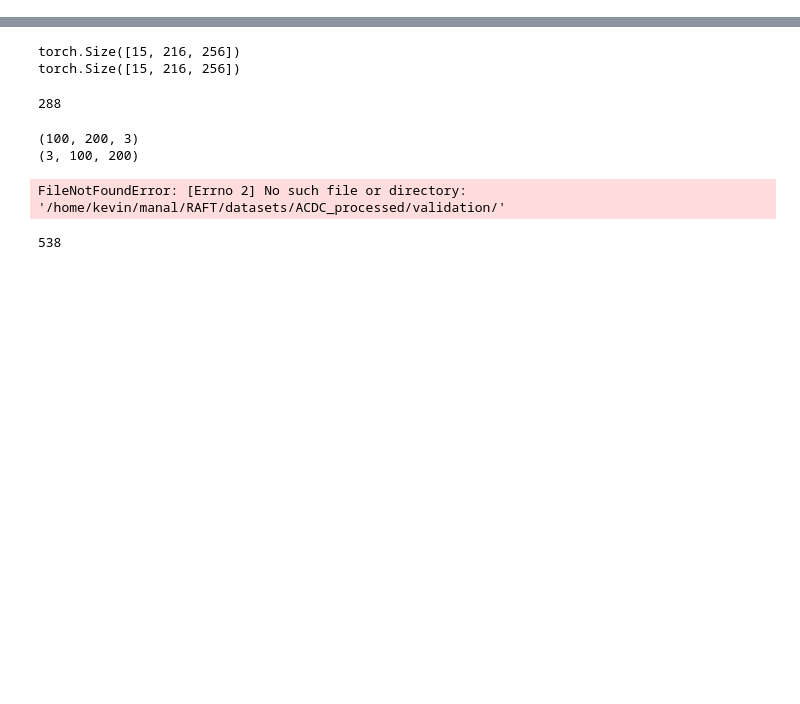
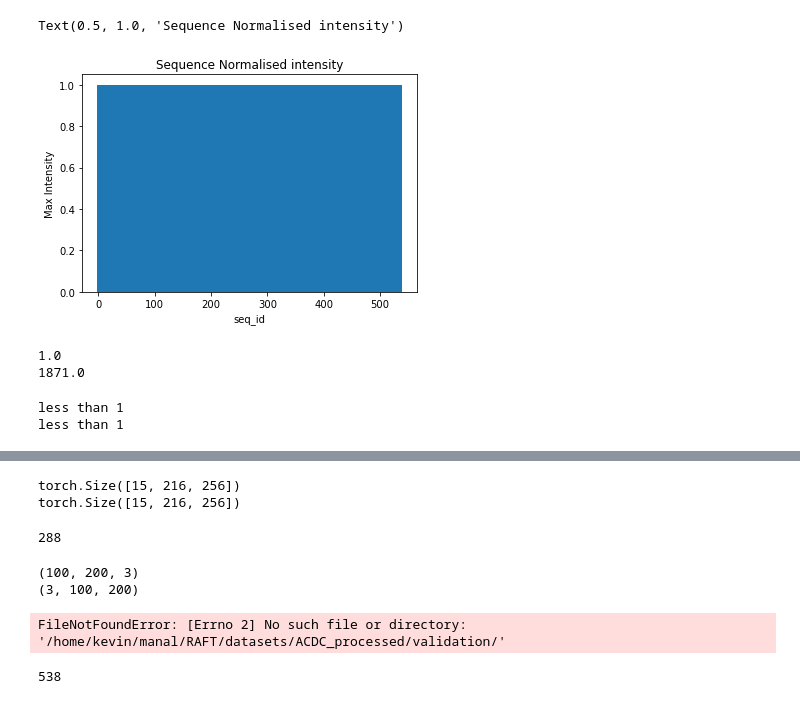
Before and after one commit to ManalHamdi/RAFT, a Jupyter notebook: core/working_notebook.ipynb, the cells around one changed output, grey strips where cells are left out. Saved outputs shown, nothing was run; the diff lists cells and outputs as text; code cells hidden in the pictures; blank space fills up the shorter version.

```diff
--- a/core/working_notebook.ipynb
+++ b/core/working_notebook.ipynb
@@ -17,0 +25,18 @@ train_loader = data.DataLoader(train_dataset, batch_size=1, pin_memory=False, sh
+# %%
+train_norm = datasets.ACDCDataset("/home/guests/manal_hamdi/manal/RAFT/datasets/ACDC_processed/", "validation",19, True)
+train_loader = data.DataLoader(train_norm, batch_size=1, pin_memory=False, shuffle=True, num_workers=4, drop_last=True)
+# %%
+c_ = []
+intens_norm = []
+for i in range(0, len(train_norm)):
+    c_.append(i)
+    image_batch, template_batch, patient_slice_id_batch = train_norm[i]
+    intens_norm.append(torch.max(image_batch))
+# %%
+plt.bar(c_, intens_norm, width=3)
+plt.xlabel('seq_id')
+plt.ylabel('Max Intensity')
+plt.title('Sequence Normalised intensity')
+# %% [output]
+Text(0.5, 1.0, 'Sequence Normalised intensity')
+[figure, added]
@@ -17,0 +46,19 @@ train_loader = data.DataLoader(train_dataset, batch_size=1, pin_memory=False, sh
+# %%
+print(intens_norm[360].item())
+print(intens_not_norm[360].item())
+# %% [output]
+1.0
+1871.0
+# %%
+c_ = []
+intens = []
+for i in range(0, len(train_dataset)):
+    c_.append(i)
+    image_batch, template_batch, patient_slice_id_batch = train_dataset[i]
+    m = torch.max(image_batch)
+    if (m < 1):
+        print("less than 1")
+    intens.append(m)
+# %% [output]
+less than 1
+less than 1
```
Also changed, not shown: parts of 17 cells of this notebook, 5 other files.
